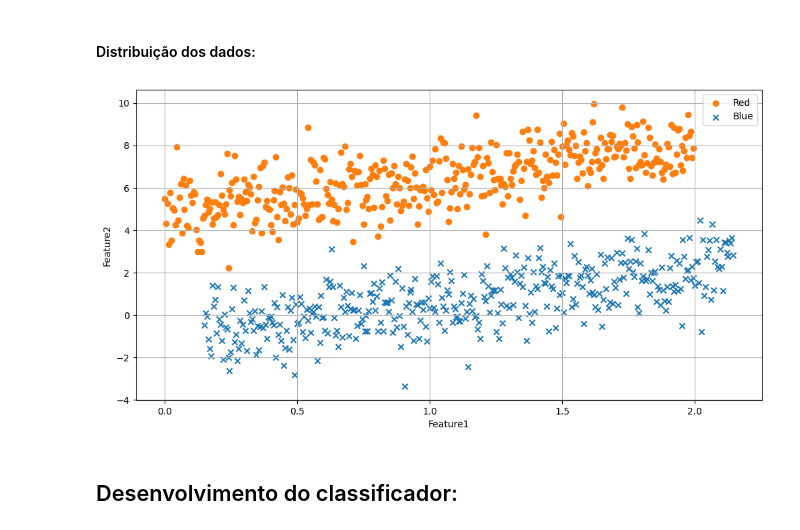
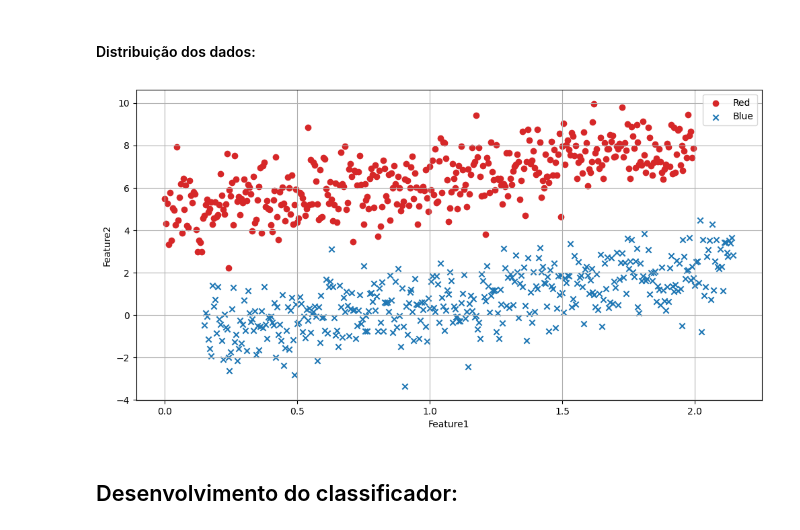
Before and after one commit to c-sant/ai-ec9, a Jupyter notebook: Carlos_Santos_N1_B1_S1_2024.ipynb, the cells around one changed output. Cells and saved outputs as stored; diff of their text form; code cells hidden in the pictures.

```diff
--- a/Carlos_Santos_N1_B1_S1_2024.ipynb
+++ b/Carlos_Santos_N1_B1_S1_2024.ipynb
@@ -65,18 +66,18 @@ df_blue = base.loc[base["Label"] == "Blue", ["Bias", "Feature1", "Feature2"]].co
 # %%
 plt.figure(figsize=(12, 6))
 plt.scatter(
-    df_red["Feature1"], df_red["Feature2"], marker="o", color="tab:orange", label="Red"
+    df_red["Feature1"], df_red["Feature2"], marker="o", color="tab:red", label="Red"
 )
 plt.scatter(
     df_blue["Feature1"], df_blue["Feature2"], marker="x", color="tab:blue", label="Blue"
 )
 plt.xlabel("Feature1")
 plt.ylabel("Feature2")
 plt.grid()
 plt.legend()
 plt.show()
 # %% [output]
-[figure, old version]
+[figure, new version]
 # %% [markdown]
 ## Desenvolvimento do classificador:
 # %% [markdown]
```
Also changed, not shown: parts of 5 cells of this notebook.
